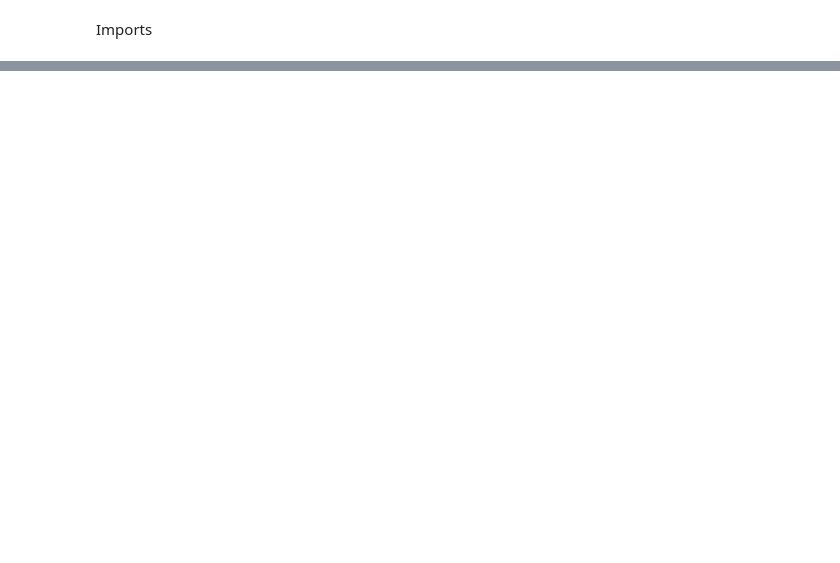
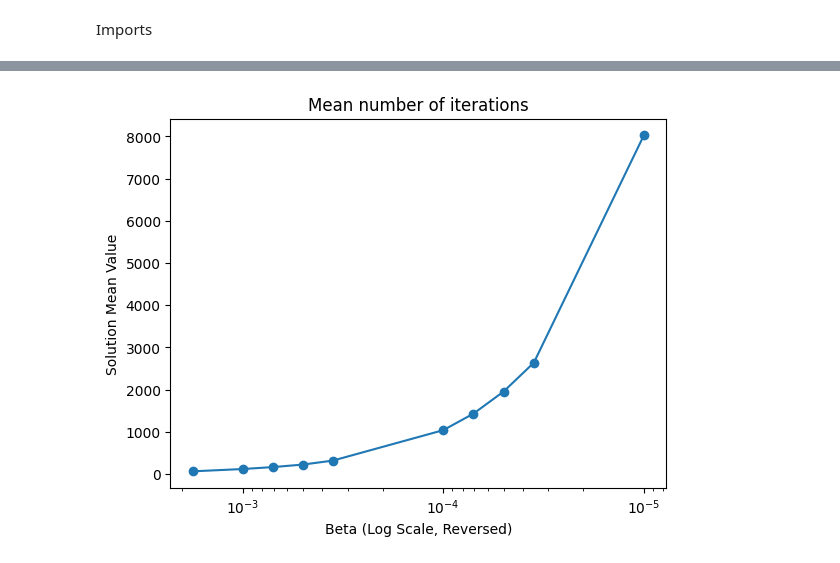
Before and after one commit to jromanki/wsi, a Jupyter notebook: lab1/src/testing.ipynb, the cells around one changed output, grey strips where cells are left out. Drawn from its saved outputs; the diff is of its cells as text; code cells hidden in the pictures; blank space fills up the shorter version.

```diff
--- a/lab1/src/testing.ipynb
+++ b/lab1/src/testing.ipynb
@@ -83,0 +89,11 @@ for i in len(statistics):
+# %%
+plt.semilogx(filtered_betas, iterations, marker='o')
+# plt.semilogx(BETAS, std, marker='o')
+
+plt.gca().invert_xaxis()
+plt.xlabel("Beta (Log Scale, Reversed)")
+plt.ylabel("Solution Mean Value")
+plt.title("Mean number of iterations")
+plt.show()
+# %% [output]
+[figure, added]
```
Also changed, not shown: parts of 9 cells of this notebook, 3 other files.
